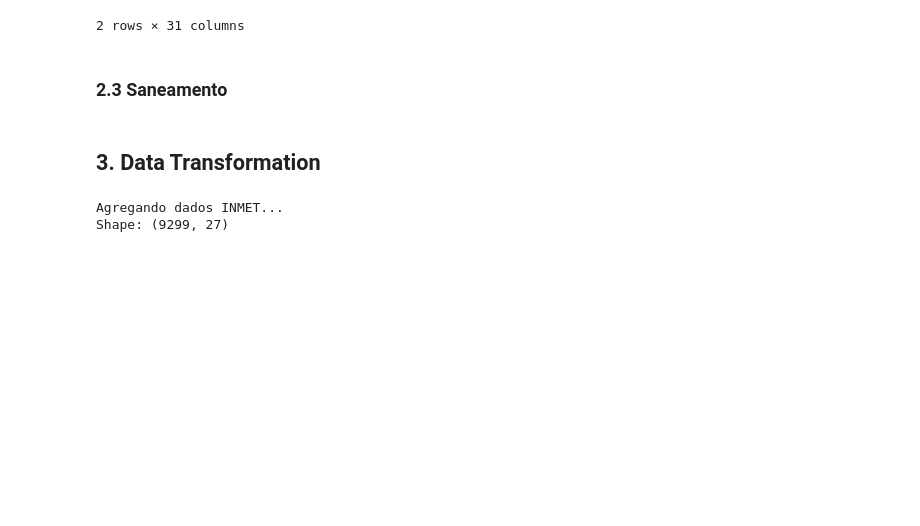
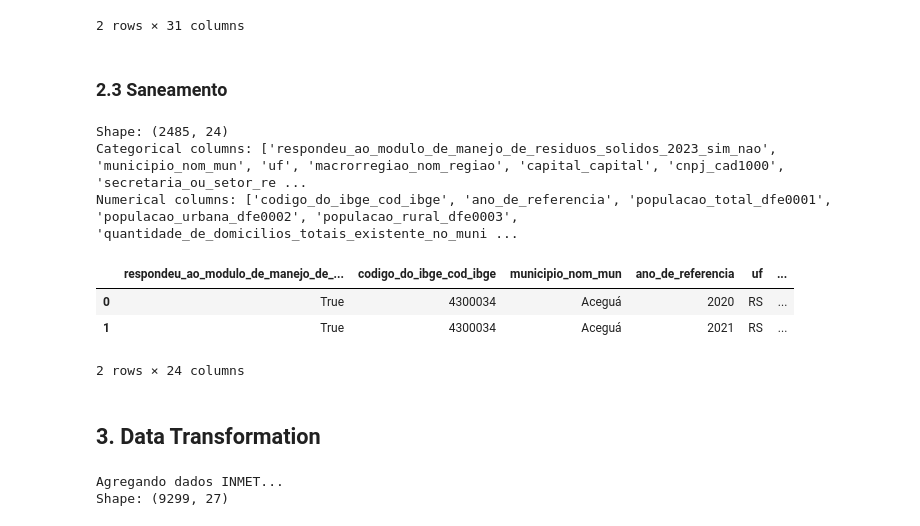
Before and after one commit to gabrielacmacc/cd-trabfinal, a Jupyter notebook: notebooks/dengue.ipynb, the cells around one changed output. Saved outputs shown, nothing was run; the diff lists cells and outputs as text; code cells hidden in the pictures; blank space fills up the shorter version.

Commit message:
Changes to be committed: sanitation data cleaning

```diff
--- a/notebooks/dengue.ipynb
+++ b/notebooks/dengue.ipynb
@@ -68,7 +68,7 @@ InfoDengue already at: /home/jcp/Documentos/cd-trabfinal/notebooks/../data/raw/d
 # %%
 from src.data.extract import fetch_cleaned_snis_sinisa
 
-cleaned_snis_sinisa = fetch_cleaned_snis_sinisa()
-print(cleaned_snis_sinisa.shape)
-cleaned_snis_sinisa.head(2)
+snis_sinisa = fetch_cleaned_snis_sinisa()
+print(snis_sinisa.shape)
+snis_sinisa.head(2)
 # %% [output]
@@ -150,3 +150,26 @@ Numerical columns: ['se', 'casos_est', 'casos_est_min', 'casos_est_max', 'casos'
 2 rows × 31 columns
 # %% [markdown]
 ### 2.3 Saneamento
+# %%
+snis_sinisa_clean = (
+    snis_sinisa
+    .pipe(normalize_column_names)
+    .pipe(cast_br_numeric_columns)
+    .pipe(cast_sim_nao)
+    .pipe(handle_missing)
+    .pipe(drop_columns, [])
+)
+
+cat_snis_sinisa, num_snis_sinisa = split_categorical_numerical(snis_sinisa_clean)
+print("Shape:", snis_sinisa_clean.shape)
+print("Categorical columns:", cat_snis_sinisa.columns.tolist())
+print("Numerical columns:", num_snis_sinisa.columns.tolist())
+snis_sinisa_clean.head(2)
+# %% [output]
+Shape: (2485, 24)
+Categorical columns: ['respondeu_ao_modulo_de_manejo_de_residuos_solidos_2023_sim_nao', 'municipio_nom_mun', 'uf', 'macrorregiao_nom_regiao', 'capital_capital', 'cnpj_cad1000', 'secretaria_ou_setor_re ...
+Numerical columns: ['codigo_do_ibge_cod_ibge', 'ano_de_referencia', 'populacao_total_dfe0001', 'populacao_urbana_dfe0002', 'populacao_rural_dfe0003', 'quantidade_de_domicilios_totais_existente_no_muni ...
+|  | respondeu_ao_modulo_de_manejo_de_... | codigo_do_ibge_cod_ibge | municipio_nom_mun | ano_de_referencia | uf | ... |
+| 0 | True | 4300034 | Aceguá | 2020 | RS | ... |
+| 1 | True | 4300034 | Aceguá | 2021 | RS | ... |
+2 rows × 24 columns
```
Also changed, not shown: parts of 5 cells of this notebook.
